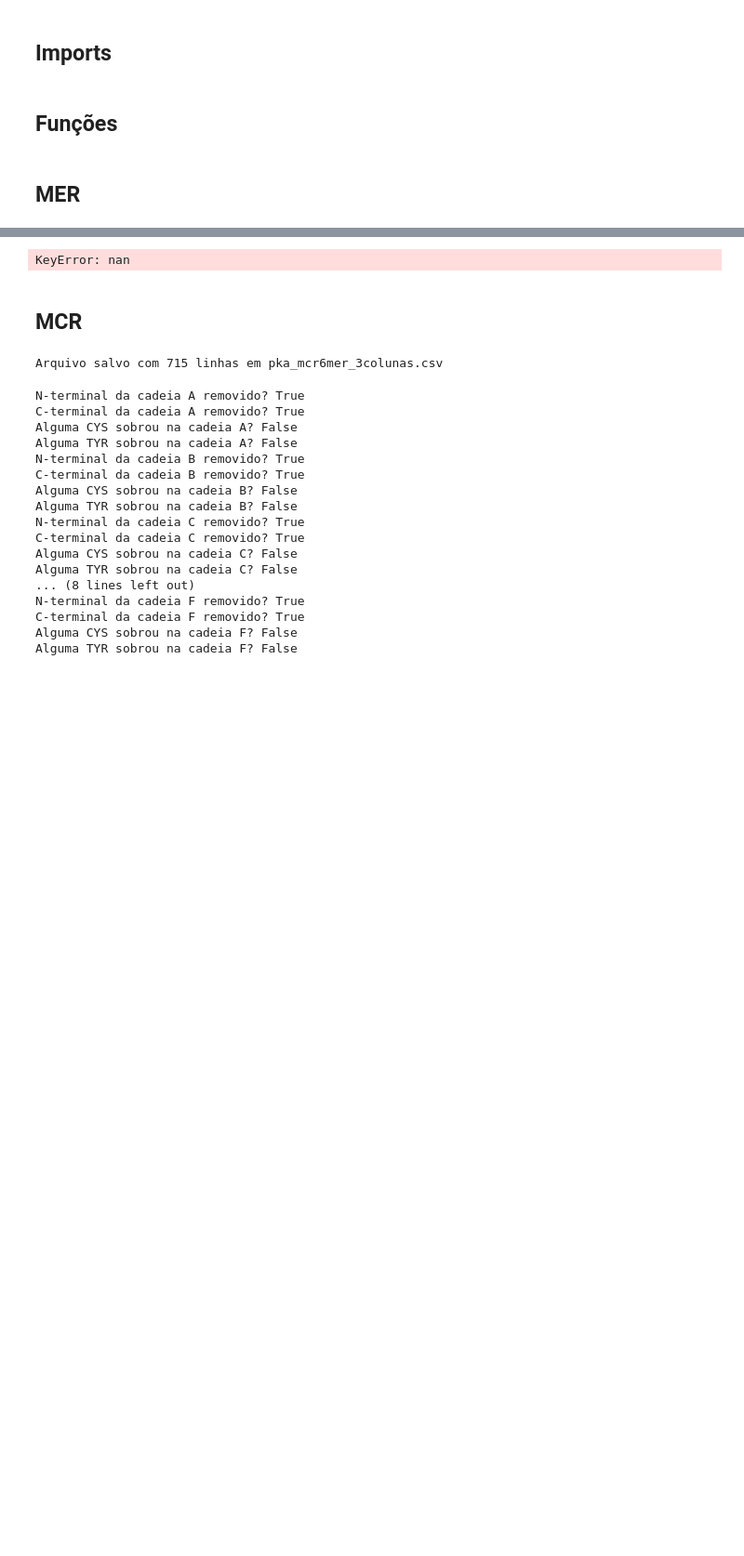
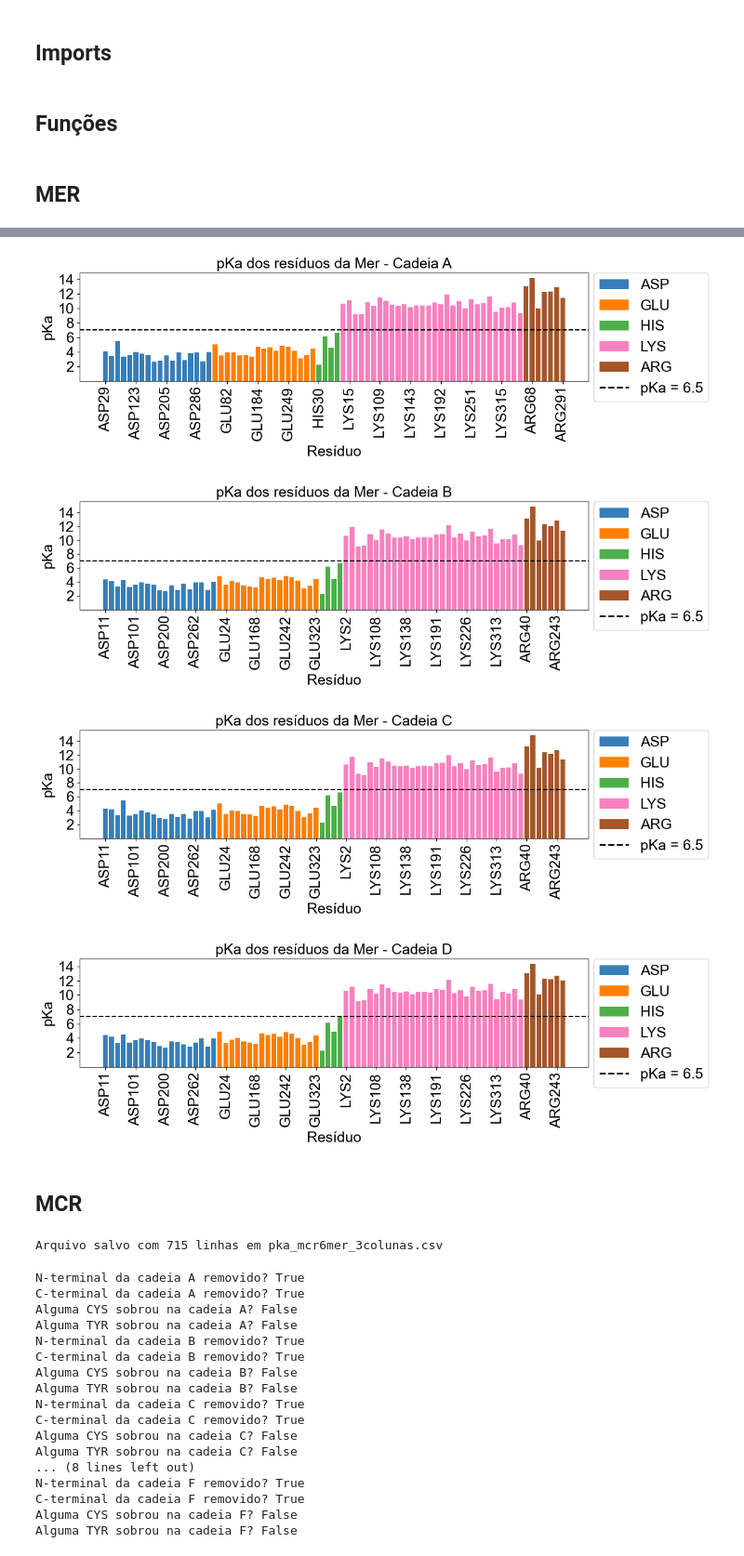
Before and after one commit to gabriela-frajtag/TCC-Metano, a Jupyter notebook: Análises/PropKa/Análise de pKa.ipynb, the cells around one changed output, grey strips where cells are left out. Shown at 93% size. Cells and saved outputs as stored; diff of their text form; code cells hidden in the pictures; blank space fills up the shorter version.

```diff
--- a/Análises/PropKa/Análise de pKa.ipynb
+++ b/Análises/PropKa/Análise de pKa.ipynb
@@ -164,15 +164,19 @@ Alguma TYR sobrou na cadeia D? True
 # %%
 labels = ['ASP', 'GLU', 'N-terminal', 'HIS', 'CYS', 'TYR', 'LYS', 'ARG', 'C-terminal']
 
-cores = ['orange','cornflowerblue','crimson','orchid','indigo',
-         'tan','lightgreen', 'royalblue', 'green']
+cores = ['#377eb8', '#ff7f00', '#4daf4a',
+         '#f781bf', '#a65628', '#984ea3',
+         '#999999', '#e41a1c', '#dede00']
 
 titulos = ['pKa dos resíduos da Mer - Cadeia A', 'pKa dos resíduos da Mer - Cadeia B',
            'pKa dos resíduos da Mer - Cadeia C', 'pKa dos resíduos da Mer - Cadeia D']
 
 plot_pka(dict_mer, list(dict_mer.keys()), cores, labels, titulos, 'pKa_mer_1mer')
 # %% [output]
-KeyError: nan
+[figure, added]
+[figure, added]
+[figure, added]
+[figure, added]
 # %% [markdown]
 ## MCR
 # %%
```
Also changed, not shown: parts of 5 cells of this notebook.
